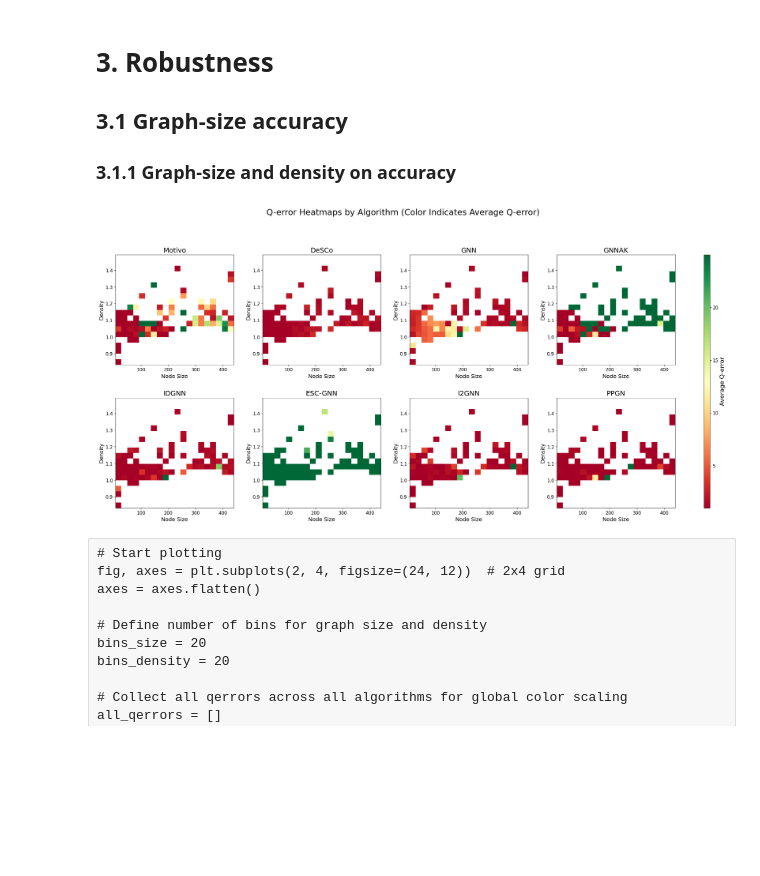
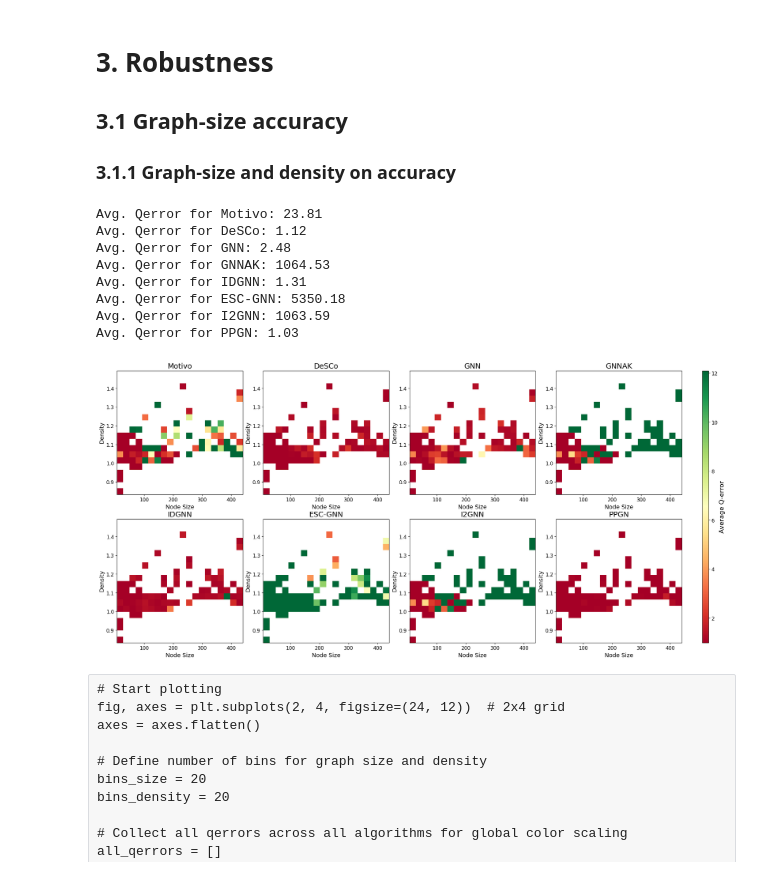
Before and after one commit to zxj0302/MLSC, a Jupyter notebook: painter.ipynb, the cells around one changed output. Drawn from its saved outputs; the diff is of its cells as text; code cells hidden in the pictures; blank space fills up the shorter version.

```diff
--- a/painter.ipynb
+++ b/painter.ipynb
@@ -590,7 +919,7 @@ def get_graph_prediction(dataset_name, alg, target):
         file_path = f'output/{dataset_name}/DeSCo/retrained/prediction_graph_ordered.csv'
         df = pd.read_csv(file_path, header=0, index_col=0)
         return df.iloc[:, target].values
-    elif alg == 'Motivo':
+    elif alg == 'MOTIVO':
         file_path = f'output/{dataset_name}/MOTIVO/prediction.csv'
         df = pd.read_csv(file_path, header=0, index_col=0)
         return df.iloc[:, target].values
@@ -769,7 +1252,7 @@ def format_table_data(df):
 formatted_table = format_table_data(df)
 
 # Start plotting
-fig, ax = plt.subplots(figsize=(10, 3))  # Reduced height from (10, 8) to (10, 5)
+fig, ax = plt.subplots(figsize=(5, 3))  # Reduced height from (10, 8) to (10, 5)
 
 # Hide axes
 ax.axis('off')
@@ -788,7 +1271,7 @@ table = ax.table(cellText=formatted_table,
 # Style the table
 table.auto_set_font_size(False)
 table.set_fontsize(12)
-table.scale(1.0, 1.2)  # Adjusted scaling: horizontal scaling to 1.0, vertical to 1.2
+table.scale(1.0, 1.4)  # Adjusted scaling: horizontal scaling to 1.0, vertical to 1.2
 
 # Set header row and column labels font to bold
 for (row, col), cell in table.get_celld().items():
@@ -806,5 +1289,5 @@ for (row, col), cell in table.get_celld().items():
 # Adjust layout to make sure everything fits without overlap
 plt.tight_layout()
 # save the plot
-plt.savefig('plots/accuracy/few-shot-avg-qerror-all-sets-target_13.pdf')
+plt.savefig('plots/final/few_shot_qerror_t13.pdf', bbox_inches='tight')
 # %% [output]
@@ -832,7 +1315,7 @@ def get_graph_qerror(dataset_name, alg, target):
 
     try:
         if alg == 'DeSCo':
-            file_path = f'output/{dataset_name}/DeSCo/finetuned/prediction_graph_ordered.csv'
+            file_path = f'output/prediction_graph_ordered.csv'
             df = pd.read_csv(file_path, header=0, index_col=0)
             pred = df.iloc[:, target].values
             pred = torch.max(torch.tensor(pred), torch.tensor(0))
@@ -842,7 +1325,7 @@ def get_graph_qerror(dataset_name, alg, target):
             pred = df['AHM'].values
             pred = torch.max(torch.tensor(pred), torch.tensor(0))
         else:
-            file_path = f'output/few_shot_target_11_graph.json'
+            file_path = f'output/graph_error_target11_full_retrain.json'
             f = json.load(open(file_path, 'r'))
             pred = f[alg][dataset_name]['pred']
             pred = torch.tensor(pred)
@@ -858,11 +1341,44 @@ def get_size_density_qerror(dataset_name, alg, target):
     sizes, densities = get_size_density(dataset_name)
     qerrors = get_graph_qerror(dataset_name, alg, target)
     return sizes, densities, qerrors
+# %%
+for alg in algs:
+    sizes, densities, qerrors = get_size_density_qerror(datasets, alg, target)
+    print(f'Avg. Qerror for {alg}: {np.mean(qerrors):.2f}')
+# %% [output]
+Avg. Qerror for Motivo: 23.81
+Avg. Qerror for DeSCo: 1.12
+Avg. Qerror for GNN: 2.48
+Avg. Qerror for GNNAK: 1064.53
+Avg. Qerror for IDGNN: 1.31
+Avg. Qerror for ESC-GNN: 5350.18
+Avg. Qerror for I2GNN: 1063.59
+Avg. Qerror for PPGN: 1.03
 # %%
 # Start plotting
-fig = plt.figure(figsize=(28, 12))
+fig = plt.figure(figsize=(26, 12))
 # Create a GridSpec with 2 rows and 5 columns (last column for colorbar)
-gs = gridspec.GridSpec(2, 5, width_ratios=[1, 1, 1, 1, 0.05], wspace=0.3, hspace=0.3)
+gs = gridspec.GridSpec(2, 5, width_ratios=[1, 1, 1, 1, 0.05], wspace=0.2, hspace=0.2)
+
+# Define number of bins for graph size and density
+bins_size = 20
+bins_density = 20
+
+# Initialize vmin and vmax for color normalization
+all_qerrors = []
+for alg in algs:
+    _, _, qerrors = get_size_density_qerror(datasets, alg, target)
+    if qerrors:
+        all_qerrors.extend(qerrors)
+
+if all_qerrors:
+    # Define vmin and vmax based on percentiles to minimize outlier impact
+    lower_percentile = np.percentile(all_qerrors, 0)
+    upper_percentile = np.percentile(all_qerrors, 80)
+    vmin = max(1, lower_percentile)    # Since Q-error >=1
+    vmax = upper_percentile
+else:
+    vmin, vmax = 1, 10  # Default values if no Q-errors are available
 
 # Iterate through each algorithm and plot its heatmap
 all_meshes = []  # To store mesh objects for the colorbar
@@ -930,43 +1446,43 @@ for i, alg in enumerate(algs):
     # Set axis limits
     ax.set_xlim(size_min, size_max)
     ax.set_ylim(density_min, density_max)
+    ax.grid(False)
 
     # Improve tick label sizes
     ax.tick_params(axis='both', which='major', labelsize=12)
 
 # ---------- Add a Single Colorbar on the Right ----------
 # Use the last GridSpec column for the colorbar
 cbar_ax = fig.add_subplot(gs[:, -1])  # Span all rows
 
 if all_meshes:
     # Assuming all meshes use the same colormap and normalization
     # Use the first mesh to create the colorbar
     cbar = fig.colorbar(all_meshes[0], cax=cbar_ax, orientation='vertical')
     cbar.set_label('Average Q-error', fontsize=16)
     cbar.ax.tick_params(labelsize=12)
 else:
     # Create a dummy colorbar if no data was available
     norm = Normalize(vmin=1, vmax=10)
     sm = plt.cm.ScalarMappable(cmap='RdYlGn', norm=norm)
     sm.set_array([])
     cbar = fig.colorbar(sm, cax=cbar_ax, orientation='vertical')
     cbar.set_label('Average Q-error', fontsize=16)
     cbar.ax.tick_params(labelsize=12)
 
 # ---------- Add Main Title and Adjust Layout ----------
 # Add a main title for the entire figure
-fig.suptitle('Q-error Heatmaps by Algorithm (Color Indicates Average Q-error)', fontsize=22, y=1.02)
+# fig.suptitle('Q-error Heatmaps by Algorithm (Color Indicates Average Q-error)', fontsize=22, y=1.02)
 
 # Adjust layout to accommodate the colorbar and main title
 plt.tight_layout(rect=[0, 0, 0.95, 0.95])
 
 # Display the plot
 # save the plot
-os.makedirs('plots/robustness', exist_ok=True)
-plt.savefig('plots/robustness/graph-heatmap-all-sets-target_11.pdf')
+plt.savefig('plots/final/heatmap_graph_t11.pdf', bbox_inches='tight', format='pdf')
 plt.show()
 # %% [output]
-[figure, old version]
+[figure, new version]
 # %% [raw]
 # Start plotting
 fig, axes = plt.subplots(2, 4, figsize=(24, 12))  # 2x4 grid
```
Also changed, not shown: parts of 29 cells of this notebook, 5 other files.
